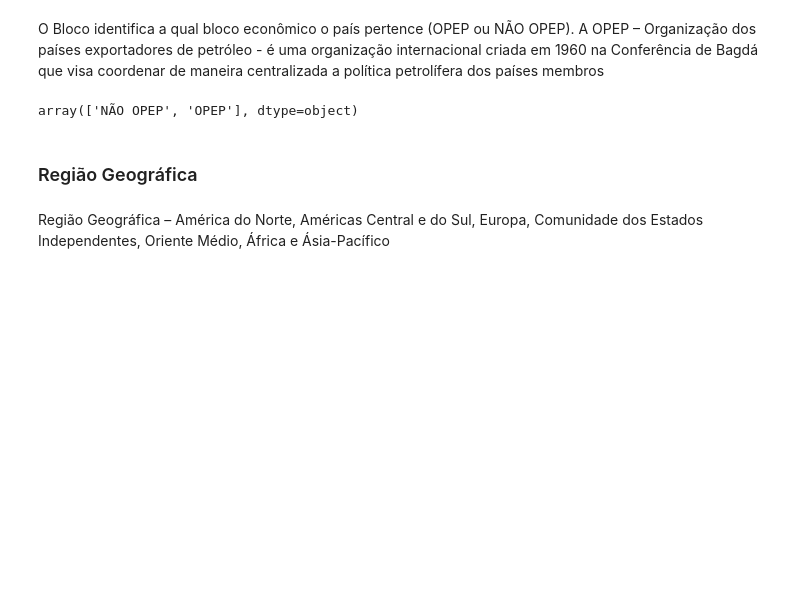
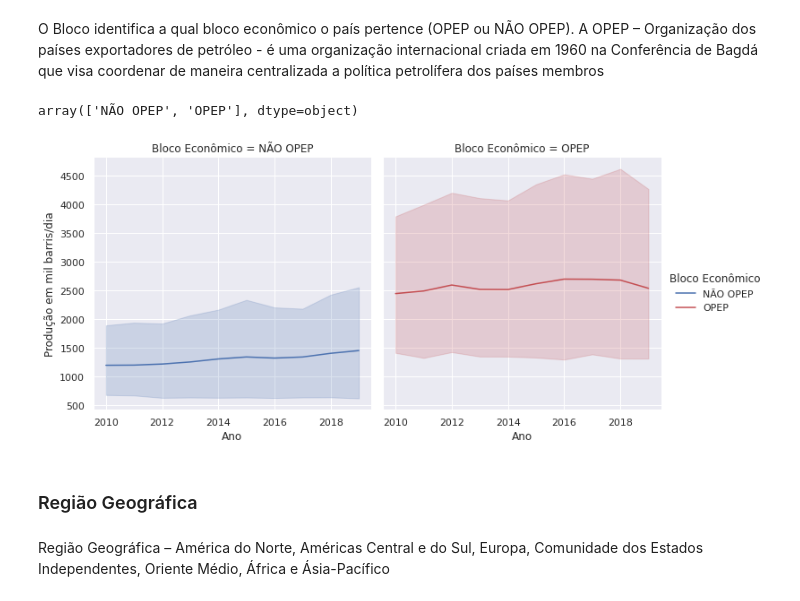
Before and after one commit to ricardocatelli/petro, a Jupyter notebook: Rel_petro.ipynb, the cells around one changed output. Saved outputs shown, nothing was run; the diff lists cells and outputs as text; code cells hidden in the pictures; blank space fills up the shorter version.

```diff
--- a/Rel_petro.ipynb
+++ b/Rel_petro.ipynb
@@ -89,6 +83,10 @@ petrolífera dos países membros
 dados['Bloco Econômico'].unique()
 # %% [output]
 array(['NÃO OPEP', 'OPEP'], dtype=object)
+# %%
+barril_opep = sns.relplot(x='Ano', y='Produção em mil barris/dia', kind='line', data=dados, col = 'Bloco Econômico',hue='Bloco Econômico',palette=["b", "r"])
+# %% [output]
+[figure, added]
 # %% [markdown]
 ### Região Geográfica
 # %% [markdown]
```
Also changed, not shown: parts of 5 cells of this notebook.
